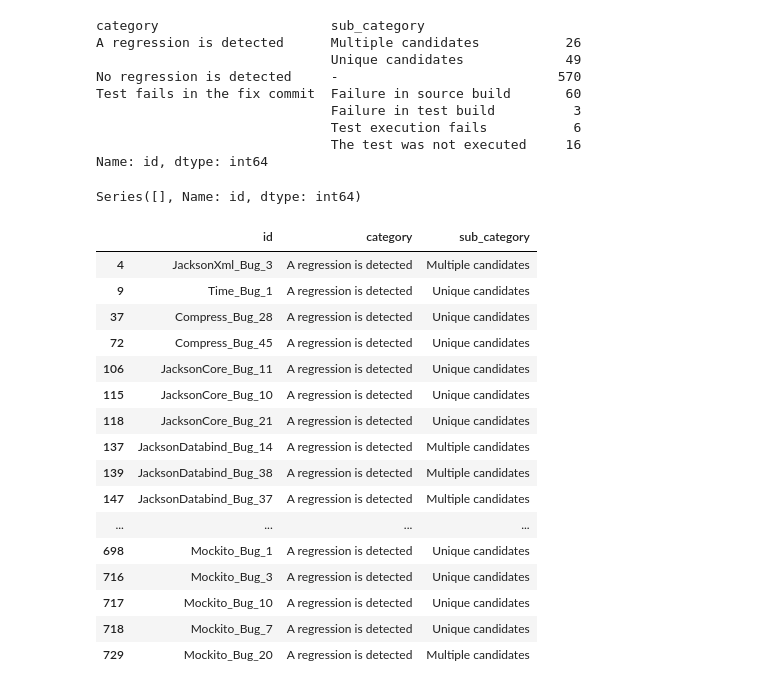
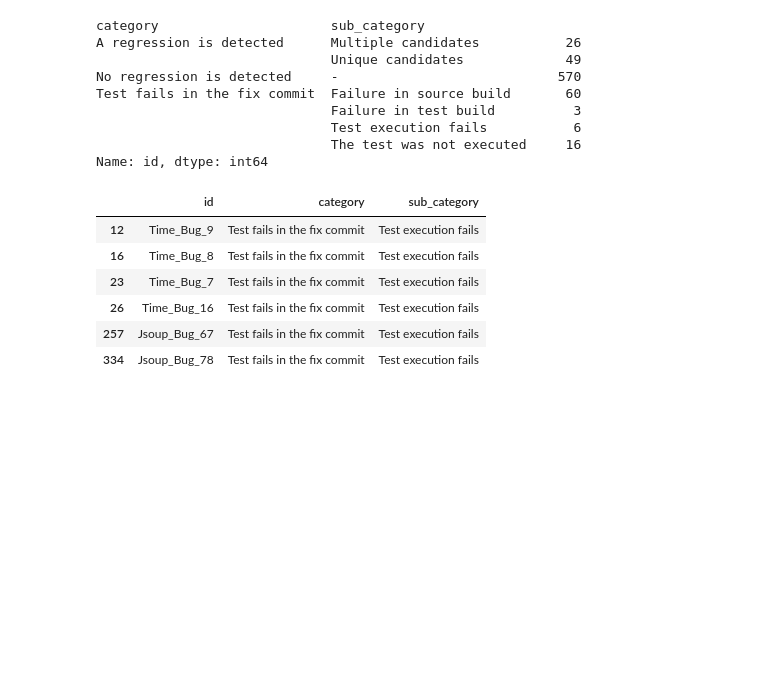
Before and after one commit to codeurjc/BugHunter, a Jupyter notebook: analysis/Analysis.ipynb, the cells around one changed output. Saved outputs shown, nothing was run; the diff lists cells and outputs as text; code cells hidden in the pictures; blank space fills up the shorter version.

```diff
--- a/analysis/Analysis.ipynb
+++ b/analysis/Analysis.ipynb
@@ -107,7 +129,7 @@ def getTestName(cmd):
     if cmd.startswith("ant"):
         return re.search(r"-Dtest.entry.method=(.*) run",cmd).group(1)
 # %%
-def analyzeBug(project, bug_id):
+def analyzeBug(project, bug_id, force=False):
 
     bug_name = "Bug_"+str(bug_id)
     bug_path = "{root}/results/{project}/{bug_name}/".format(root=root, project=project, bug_name=bug_name)
@@ -115,17 +137,18 @@ def analyzeBug(project, bug_id):
     result_file = results_dir+"bug_result.json"
 
 
-    if os.path.isfile(result_file):
+    if not force and os.path.isfile(result_file):
         with open(result_file) as json_file:
             bug_result = json.load(json_file)
             return bug_result
 
-    print("INIT "+project+" "+bug_name)
+#     print("INIT "+project+" "+bug_name)
 
     with open("{root}/configFiles/{project}/bugs/{bug_name}.json".format(root=root,project=project, bug_name=bug_name)) as f:
         bug_info = json.load(f)
 
     test_name = getTestName(bug_info['test_command'])
+    #test_method = test_name.split("#")[1]
 
     bug_result = {
         'id': project + "_" + bug_name,
@@ -167,13 +190,14 @@ def analyzeBug(project, bug_id):
                     bug_result['sub_category'] = "The test was not executed"
                 else:
                     bug_result['sub_category'] = "Test execution fails"
-                    test_method = test_name.split("#")[1]
-                    analyzeTestReport(test_method, bug_path+"commits/0-"+fix_commit['commit']+"/test-report.xml")
+#                     analyzeTestReport(test_method, bug_path+"commits/0-"+fix_commit['commit']+"/test-report.xml")
 
             else:
                 bug_result['sub_category'] = "Failure in test build"
         else:
             bug_result['sub_category'] = "Failure in source build"
+
+        bug_result['executionsOnPastSequentially'] = 0
 
     else:
 
@@ -194,25 +218,23 @@ def analyzeBug(project, bug_id):
             bug_result['category'] = "No regression is detected"
             bug_result['sub_category'] = "-"
 
-#             success_test_build = [ r for r in results if r['BuildTest'] ]
-#             candidate_commit = success_test_build[-1]
-#             if candidate_commit['id']+1 == len(results):
-#                 # Candidate commit is first commit
-#                 bug_result['sub_category'] = "Reach first commit"
-#             else:
-#                 candidate_commit_antecesor = results[candidate_commit['id']+1]
-#                 if candidate_commit_antecesor['Build']:
-#                     bug_result['sub_category'] = "Failure in test build"
-#                 else:
-#                     bug_result['sub_category'] = "Failure in source build"
-#             bug_result['BIC_candidates'] = [(candidate_commit['commit'][0:8])]
-#             bug_result['category'] = "No regression is detected"
+
+        bug_result['executionsOnPastSequentially'] = getExecutionsOnPastSequentially(commit_graph.graph, fix_commit)
+
+    executionsOnPast = 0
+
+    for node in commit_graph.graph.values():
+        if node['HasTestReport']:
+            executionsOnPast+=1
+
+    bug_result['executionsOnPast'] = executionsOnPast
+    bug_result['numCommits'] = len(commit_graph.graph.values())
 
     # Save bug result
     with open(results_dir+"bug_result.json",'w+') as json_file:
         json.dump(bug_result, json_file, indent=4)
 
-    print("FINISH "+project+" "+bug_name)
+#     print("FINISH "+project+" "+bug_name)
 
     return bug_result
 # %%
@@ -265,7 +285,7 @@ with concurrent.futures.ThreadPoolExecutor() as executor:
         for bug_path in glob.glob("{root}/results/{project}/Bug_*/".format(root=root, project=project)):
             bug = re.search(r"Bug_(\d+)", bug_path).group(1)
             try:
-                future = executor.submit(analyzeBug, project, bug)
+                future = executor.submit(analyzeBug, project, bug, False)
                 future_results.append(future)
             except Exception as e:
                 print(bug_path)
@@ -295,30 +315,16 @@ Test fails in the fix commit  Failure in source build       60
                               Test execution fails           6
                               The test was not executed     16
 Name: id, dtype: int64
-# %%
-df_projects = pd.DataFrame(bug_results)[['id', 'category', 'sub_category', 'project']]
-df_projects[df_projects['project']=="J"].groupby(['category', "sub_category"]).count()['id']
-# %% [output]
-Series([], Name: id, dtype: int64)
 # %%
 #df[df['category']=='Test fails in the fix commit'][df['sub_category']=='Test execution fails']
 pd.set_option('display.max_rows', 100)
-df[df['category']=='A regression is detected']#[df['sub_category']=='Unique candidates']
+#df[df['category']=='A regression is detected']#[df['sub_category']=='Unique candidates']
+df[df['sub_category']=='Test execution fails']
 # %% [output]
 |  | id | category | sub_category |
-| 4 | JacksonXml_Bug_3 | A regression is detected | Multiple candidates |
-| 9 | Time_Bug_1 | A regression is detected | Unique candidates |
-| 37 | Compress_Bug_28 | A regression is detected | Unique candidates |
-| 72 | Compress_Bug_45 | A regression is detected | Unique candidates |
-| 106 | JacksonCore_Bug_11 | A regression is detected | Unique candidates |
-| 115 | JacksonCore_Bug_10 | A regression is detected | Unique candidates |
-| 118 | JacksonCore_Bug_21 | A regression is detected | Unique candidates |
-| 137 | JacksonDatabind_Bug_14 | A regression is detected | Multiple candidates |
-| 139 | JacksonDatabind_Bug_38 | A regression is detected | Multiple candidates |
-| 147 | JacksonDatabind_Bug_37 | A regression is detected | Multiple candidates |
-| ... | ... | ... | ... |
-| 698 | Mockito_Bug_1 | A regression is detected | Unique candidates |
-| 716 | Mockito_Bug_3 | A regression is detected | Unique candidates |
-| 717 | Mockito_Bug_10 | A regression is detected | Unique candidates |
-| 718 | Mockito_Bug_7 | A regression is detected | Unique candidates |
-| 729 | Mockito_Bug_20 | A regression is detected | Multiple candidates |
+| 12 | Time_Bug_9 | Test fails in the fix commit | Test execution fails |
+| 16 | Time_Bug_8 | Test fails in the fix commit | Test execution fails |
+| 23 | Time_Bug_7 | Test fails in the fix commit | Test execution fails |
+| 26 | Time_Bug_16 | Test fails in the fix commit | Test execution fails |
+| 257 | Jsoup_Bug_67 | Test fails in the fix commit | Test execution fails |
+| 334 | Jsoup_Bug_78 | Test fails in the fix commit | Test execution fails |
```
Also changed, not shown: parts of 9 cells of this notebook, 3 other files.
